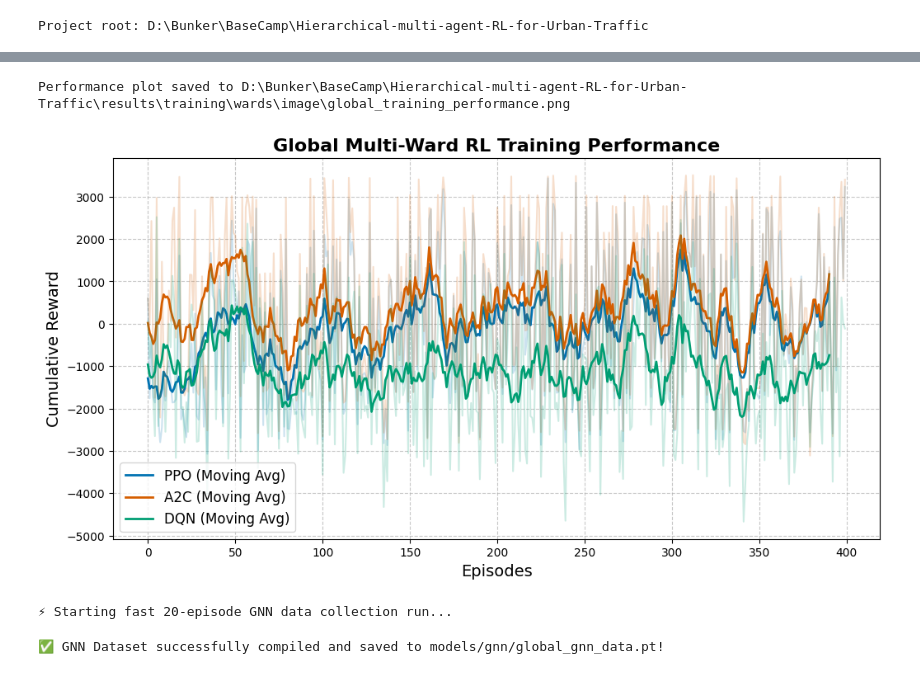
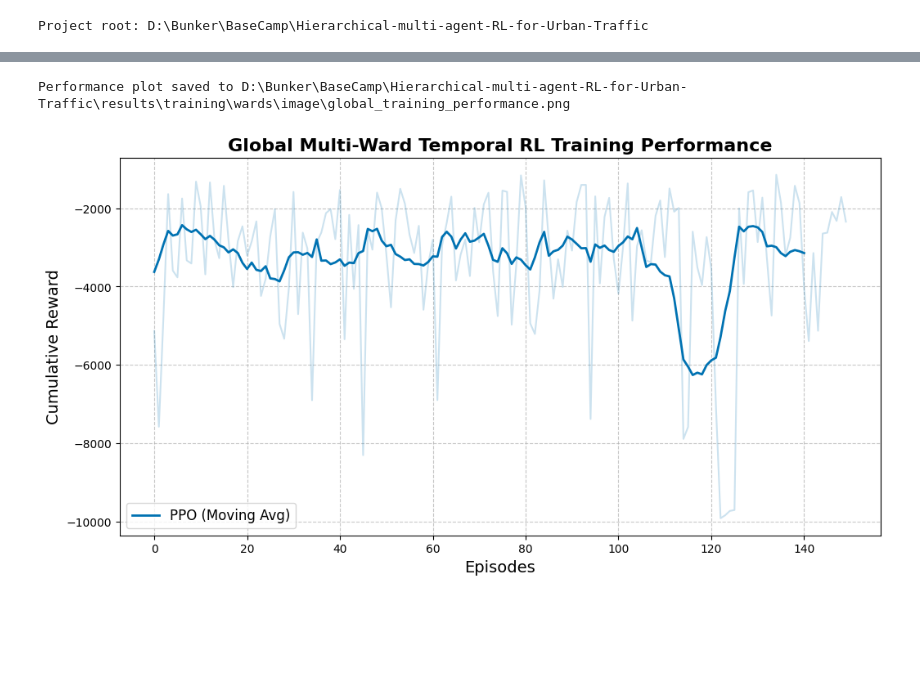
Before and after one commit to saltypal/Hierarchical-multi-agent-RL-for-Urban-Traffic, a Jupyter notebook: notebooks/04_ward_training.ipynb, the cells around one changed output, grey strips where cells are left out. Drawn from its saved outputs; the diff is of its cells as text; code cells hidden in the pictures; blank space fills up the shorter version.

```diff
--- a/notebooks/04_ward_training.ipynb
+++ b/notebooks/04_ward_training.ipynb
@@ -26,20 +27,29 @@ with registry_path.open('r') as f:
     registry = json.load(f)
     WARD_IDS = list(registry.get('wards', {}).keys())
 
+# SCENARIOS = [
+#     'normal',
+#     'peak_congestion',
+#     'traffic_surge',
+#     'blocked_road',
+#     'ambulance_emergency',
+#     'vip_convoy',
+#     'chaos_mode',
+#     'breakdown',
+#     'asymmetric_overload',
+#     'low_baseline'
+# ]
 SCENARIOS = [
     'normal',
     'peak_congestion',
     'traffic_surge',
     'blocked_road',
     'ambulance_emergency',
-    'vip_convoy',
-    'chaos_mode',
-    'breakdown',
-    'asymmetric_overload',
-    'low_baseline'
 ]
-ALGORITHMS = ['ppo', 'a2c', 'dqn']
-EPISODES = 400
+
+# ALGORITHMS = ['ppo', 'a2c', 'dqn']
+ALGORITHMS = ['ppo']
+EPISODES = 150
 GUI = False
 
 print(f'Configured {len(WARD_IDS)} Wards and {len(SCENARIOS)} Scenarios for Global Training.')
@@ -91,49 +88,32 @@ Model saved at: D:\Bunker\BaseCamp\Hierarchical-multi-agent-RL-for-Urban-Traffic
 # Plotting Performance
 def smooth(y, box_pts):
     box = np.ones(box_pts)/box_pts
     y_smooth = np.convolve(y, box, mode='valid')
     return y_smooth
 
 plt.figure(figsize=(12, 6))
 colors = {'ppo': '#0072B2', 'a2c': '#D55E00', 'dqn': '#009E73'}
 
 for algo, rewards in all_rewards.items():
     if len(rewards) > 10:
         smoothed = smooth(rewards, 10)
         plt.plot(smoothed, label=f'{algo.upper()} (Moving Avg)', color=colors[algo], linewidth=2)
         plt.plot(rewards, alpha=0.2, color=colors[algo])
 
-plt.title('Global Multi-Ward RL Training Performance', fontsize=16, fontweight='bold')
+plt.title('Global Multi-Ward Temporal RL Training Performance', fontsize=16, fontweight='bold')
 plt.xlabel('Episodes', fontsize=14)
 plt.ylabel('Cumulative Reward', fontsize=14)
 plt.legend(fontsize=12)
 plt.grid(True, linestyle='--', alpha=0.7)
 
 # Save Plot
 save_dir = PROJECT_ROOT / 'results' / 'training' / 'wards' / 'image'
 save_dir.mkdir(parents=True, exist_ok=True)
 save_path = save_dir / 'global_training_performance.png'
 plt.savefig(save_path, bbox_inches='tight', dpi=300)
 print(f'Performance plot saved to {save_path}')
 
 plt.show()
 # %% [output]
 Performance plot saved to D:\Bunker\BaseCamp\Hierarchical-multi-agent-RL-for-Urban-Traffic\results\training\wards\image\global_training_performance.png
-[figure, old version]
+[figure, new version]
-# %%
-from src.rl.train import train_global_agent
-
-print("⚡ Starting fast 20-episode GNN data collection run...")
-result = train_global_agent(
-    ward_ids=WARD_IDS,
-    scenario_ids=SCENARIOS,
-    project_root=PROJECT_ROOT,
-    algorithm='ppo',
-    episodes=20,          # Running only 20 episodes!
-    gui=False,
-    collect_gnn_data=True # <-- Enforces dataset generation
-)
-print("\n✅ GNN Dataset successfully compiled and saved to models/gnn/global_gnn_data.pt!")
-# %% [output]
-⚡ Starting fast 20-episode GNN data collection run...
-✅ GNN Dataset successfully compiled and saved to models/gnn/global_gnn_data.pt!
```
Also changed, not shown: parts of 3 cells of this notebook, 57 other files.
